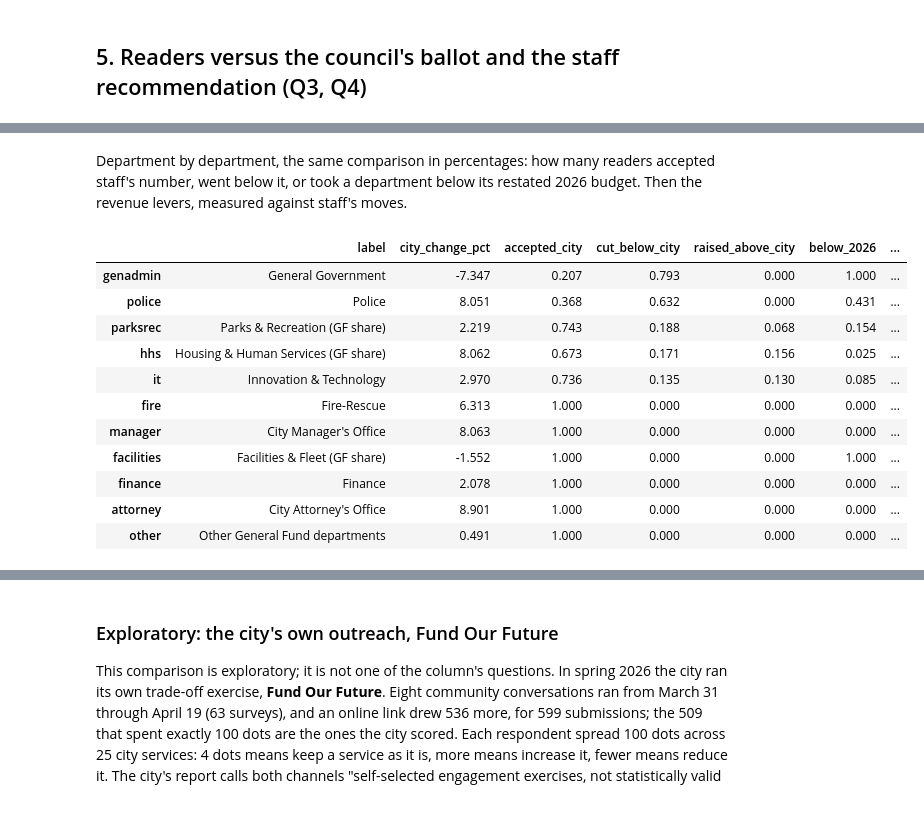
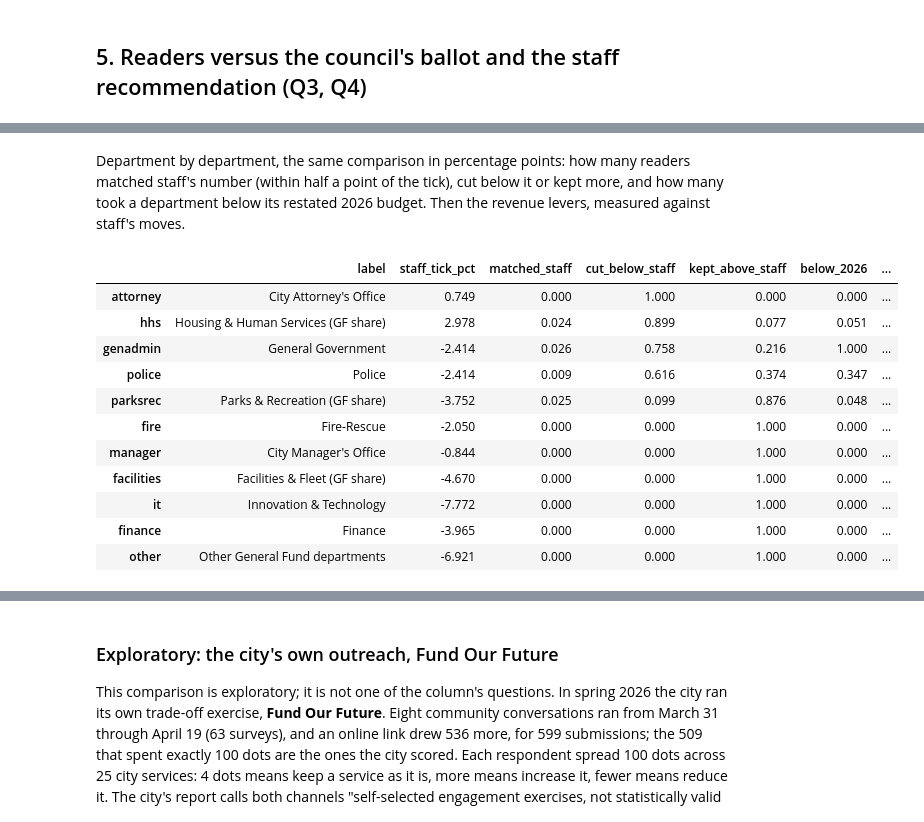
Before and after one commit to brianckeegan/charting-boulder, a Jupyter notebook: 2026-11-budget-tool/budget-survey-analysis.ipynb, the cells around one changed output, grey strips where cells are left out. Saved outputs shown, nothing was run; the diff lists cells and outputs as text; code cells hidden in the pictures.

```diff
--- a/2026-11-budget-tool/budget-survey-analysis.ipynb
+++ b/2026-11-budget-tool/budget-survey-analysis.ipynb
@@ -107,13 +107,19 @@ The blue "proposed" ticks come from the same numbers. Each department's tick is
 # %%
-# From embed/src/boulder-budget-widget.jsx (payload v5), as of Sept. 29, 2026.
+# From embed/src/boulder-budget-widget.jsx (payload v5), as of Oct. 1, 2026.
 # Update these if the widget's numbers change, e.g. after the council adopts the budget.
 GAP = 6.3                   # $M, the 2027 General Fund gap
 BALANCE_TOL = 0.05          # the widget submits once the remaining gap is at most $0.05M
 
-# General Fund departments: the recommended 2027 amount and the restated 2026 budget, $M.
-GF_AMOUNT = {'police': 54.246, 'genadmin': 35.612, 'fire': 30.968, 'hhs': 14.007, 'manager': 11.981,
-             'it': 10.680, 'facilities': 7.042, 'finance': 7.024, 'parksrec': 6.634,
-             'attorney': 5.518, 'other': 16.784}
+# General Fund departments, $M: where each slider starts (the estimated status quo),
+# the recommended 2027 amount, General Fund costs the budget moves onto dedicated
+# funds, and the restated 2026 budget.
+GF_AMOUNT = {'police': 55.588, 'genadmin': 36.493, 'fire': 31.800, 'hhs': 13.699, 'manager': 12.083,
+             'it': 11.580, 'facilities': 7.387, 'finance': 7.314, 'parksrec': 6.930,
+             'attorney': 5.477, 'other': 18.032}
+GF_RECOMMENDED = {'police': 54.246, 'genadmin': 35.612, 'fire': 30.968, 'hhs': 14.007, 'manager': 11.981,
+                  'it': 10.680, 'facilities': 7.042, 'finance': 7.024, 'parksrec': 6.634,
+                  'attorney': 5.518, 'other': 16.784}
+GF_MOVED = {'fire': 0.180, 'parksrec': 0.036, 'hhs': 0.100}
 GF_2026 = {'police': 50.204, 'genadmin': 38.436, 'fire': 29.129, 'hhs': 12.962, 'manager': 11.087,
            'it': 10.372, 'facilities': 7.153, 'finance': 6.881, 'parksrec': 6.490,
            'attorney': 5.067, 'other': 16.702}
@@ -127,14 +133,14 @@ FUND_AMOUNT = {'utilities': 136.555, 'transpo': 60.028, 'openspace': 37.423, 'hh
                'parksrec': 30.478, 'facilities': 16.946, 'pds': 16.232, 'manager': 7.448,
                'climate': 6.493, 'fire': 4.082, 'other': 0.705}
 # Revenue: the 2027 General Fund bases ($M) of the percentage sliders, and the marijuana tax.
-REV_BASE = {'fees': 10.973, 'property': 39.459, 'sales': 83.009}
+REV_BASE = {'fees': 10.973, 'property': 39.459, 'sales': 82.597}
 MJ_NOW, MJ_BASE, MJ_PER_POINT, MJ_MAX = 3.5, 1.0, 0.206, 10.0
 SHIFT_MAX = 5.0
 
-# The blue "proposed" ticks.
-CITY_GF_PCT = {k: (GF_AMOUNT[k] / GF_2026[k] - 1) * 100 for k in GF_AMOUNT}   # % change, 2026 -> 2027
+# The blue "proposed" ticks: the recommended budget, measured from each starting point.
+CITY_GF_PCT = {k: ((GF_RECOMMENDED[k] + GF_MOVED.get(k, 0)) / GF_AMOUNT[k] - 1) * 100 for k in GF_AMOUNT}
 CITY_MJ_RATE = 5.5
-CITY_SHIFT = 0.566
+CITY_SHIFT = 0.316
 
 def marijuana_yield(rate):
     """$M change from today's rate, as the widget's revYield computes it."""
@@ -941,30 +949,30 @@ Median reader: $12.81M of total divergence across all levers
 # %% [markdown]
-Department by department, the same comparison in percentages: how many readers accepted staff's number, went below it, or took a department below its restated 2026 budget. Then the revenue levers, measured against staff's moves.
+Department by department, the same comparison in percentage points: how many readers matched staff's number (within half a point of the tick), cut below it or kept more, and how many took a department below its restated 2026 budget. Then the revenue levers, measured against staff's moves.
 # %%
-city_df = pd.DataFrame({'label': pd.Series(GF_LABEL), 'city_change_pct': pd.Series(CITY_GF_PCT)})
+city_df = pd.DataFrame({'label': pd.Series(GF_LABEL), 'staff_tick_pct': pd.Series(CITY_GF_PCT)})
 for k in GF_AMOUNT:
-    s = responses_df[f'gf_{k}']
-    from_2026 = ((1 + CITY_GF_PCT[k] / 100) * (1 + s / 100) - 1) * 100   # each reader's change from 2026
-    city_df.loc[k, 'accepted_city'] = (s == 0).mean()
-    city_df.loc[k, 'cut_below_city'] = (s < 0).mean()
-    city_df.loc[k, 'raised_above_city'] = (s > 0).mean()
-    city_df.loc[k, 'below_2026'] = (from_2026 < 0).mean()
-    city_df.loc[k, 'mean_change_from_2026'] = from_2026.mean()
-city_df = city_df.sort_values('cut_below_city', ascending=False)
+    s, tick = responses_df[f'gf_{k}'], CITY_GF_PCT[k]
+    amount = GF_AMOUNT[k] * (1 + s / 100)                         # each reader's 2027 amount, $M
+    city_df.loc[k, 'matched_staff'] = ((s - tick).abs() <= 0.5).mean()
+    city_df.loc[k, 'cut_below_staff'] = (s < tick - 0.5).mean()
+    city_df.loc[k, 'kept_above_staff'] = (s > tick + 0.5).mean()
+    city_df.loc[k, 'below_2026'] = (amount < GF_2026[k]).mean()
+    city_df.loc[k, 'mean_change_from_2026'] = ((amount / GF_2026[k] - 1) * 100).mean()
+city_df = city_df.sort_values('cut_below_staff', ascending=False)
 city_df.round(3)
 # %% [output]
-|  | label | city_change_pct | accepted_city | cut_below_city | raised_above_city | below_2026 | ... |
-| genadmin | General Government | -7.347 | 0.207 | 0.793 | 0.000 | 1.000 | ... |
-| police | Police | 8.051 | 0.368 | 0.632 | 0.000 | 0.431 | ... |
-| parksrec | Parks & Recreation (GF share) | 2.219 | 0.743 | 0.188 | 0.068 | 0.154 | ... |
-| hhs | Housing & Human Services (GF share) | 8.062 | 0.673 | 0.171 | 0.156 | 0.025 | ... |
-| it | Innovation & Technology | 2.970 | 0.736 | 0.135 | 0.130 | 0.085 | ... |
-| fire | Fire-Rescue | 6.313 | 1.000 | 0.000 | 0.000 | 0.000 | ... |
-| manager | City Manager's Office | 8.063 | 1.000 | 0.000 | 0.000 | 0.000 | ... |
-| facilities | Facilities & Fleet (GF share) | -1.552 | 1.000 | 0.000 | 0.000 | 1.000 | ... |
-| finance | Finance | 2.078 | 1.000 | 0.000 | 0.000 | 0.000 | ... |
-| attorney | City Attorney's Office | 8.901 | 1.000 | 0.000 | 0.000 | 0.000 | ... |
-| other | Other General Fund departments | 0.491 | 1.000 | 0.000 | 0.000 | 0.000 | ... |
+|  | label | staff_tick_pct | matched_staff | cut_below_staff | kept_above_staff | below_2026 | ... |
+| attorney | City Attorney's Office | 0.749 | 0.000 | 1.000 | 0.000 | 0.000 | ... |
+| hhs | Housing & Human Services (GF share) | 2.978 | 0.024 | 0.899 | 0.077 | 0.051 | ... |
+| genadmin | General Government | -2.414 | 0.026 | 0.758 | 0.216 | 1.000 | ... |
+| police | Police | -2.414 | 0.009 | 0.616 | 0.374 | 0.347 | ... |
+| parksrec | Parks & Recreation (GF share) | -3.752 | 0.025 | 0.099 | 0.876 | 0.048 | ... |
+| fire | Fire-Rescue | -2.050 | 0.000 | 0.000 | 1.000 | 0.000 | ... |
+| manager | City Manager's Office | -0.844 | 0.000 | 0.000 | 1.000 | 0.000 | ... |
+| facilities | Facilities & Fleet (GF share) | -4.670 | 0.000 | 0.000 | 1.000 | 0.000 | ... |
+| it | Innovation & Technology | -7.772 | 0.000 | 0.000 | 1.000 | 0.000 | ... |
+| finance | Finance | -3.965 | 0.000 | 0.000 | 1.000 | 0.000 | ... |
+| other | Other General Fund departments | -6.921 | 0.000 | 0.000 | 1.000 | 0.000 | ... |
 # %%
 mj, sh = responses_df['rev_marijuana'], responses_df['rev_shift']
 rev_city = pd.DataFrame({
```
Also changed, not shown: parts of 23 cells of this notebook, 5 other files.
